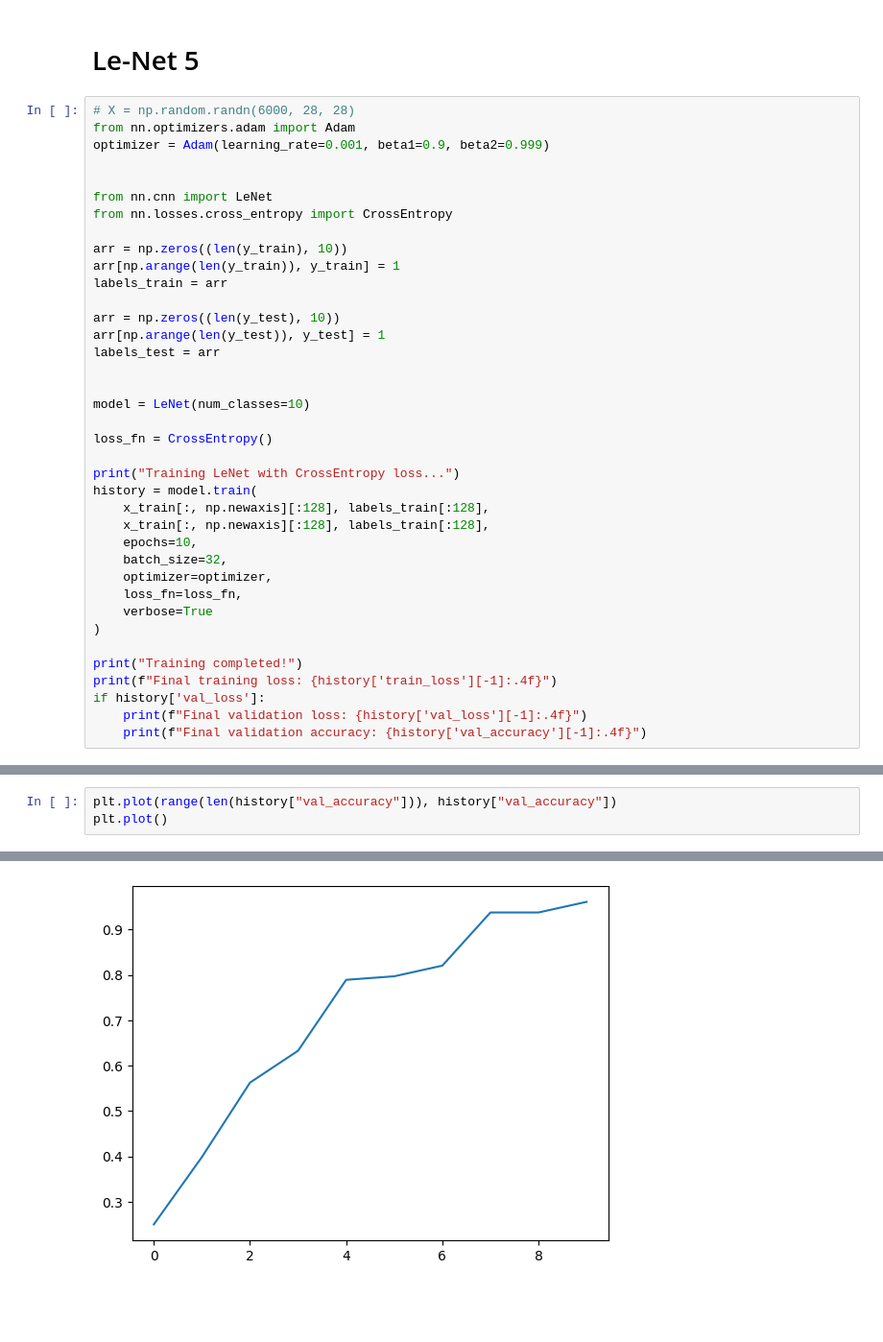
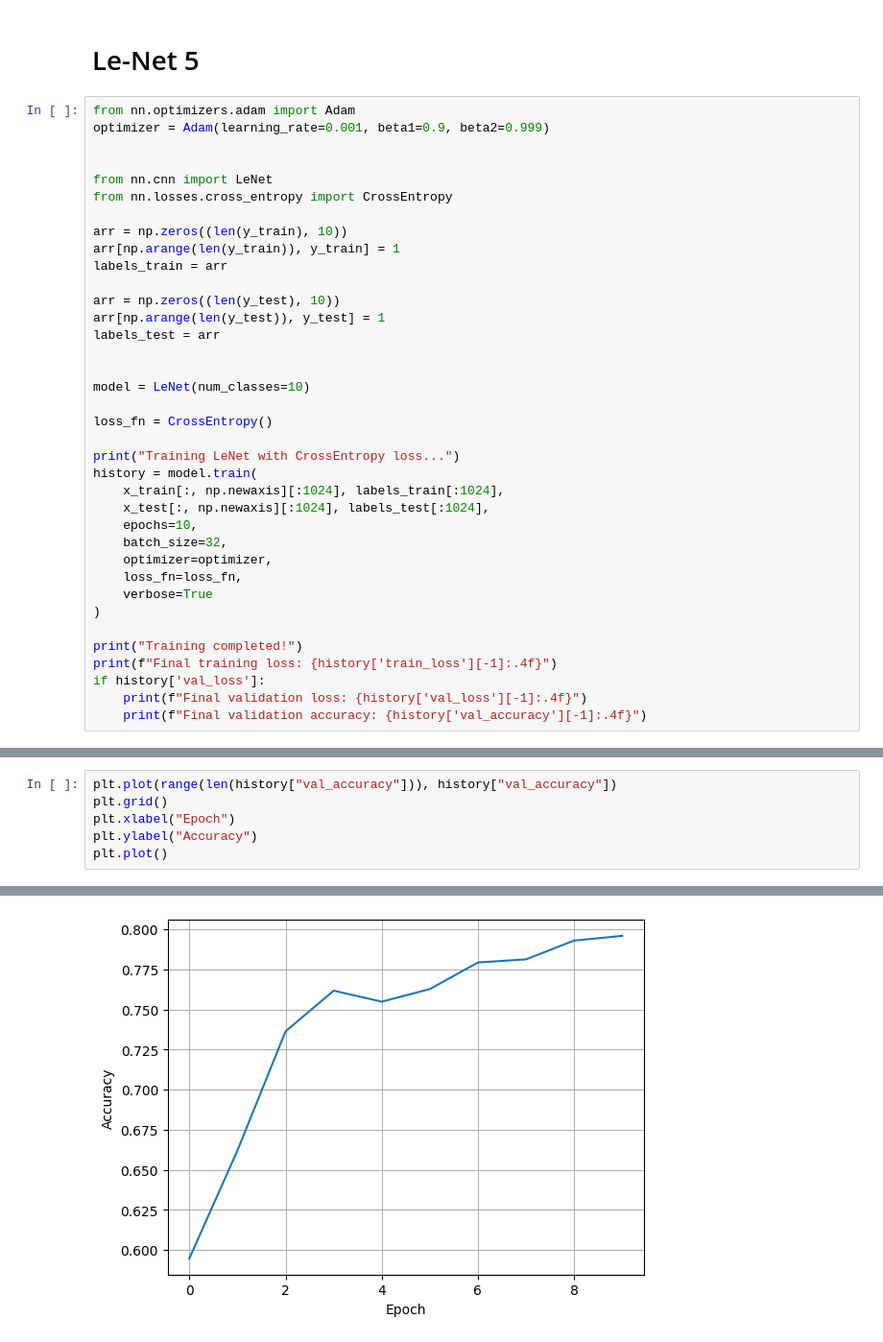
Before and after one commit to IlyaKasiutin/FOSII, a Jupyter notebook: lab2/3. CNN_relu.ipynb, the cells around one changed output, grey strips where cells are left out. Shown at 96% size. Cells and saved outputs as stored; diff of their text form; blank space fills up the shorter version.

```diff
--- a/lab2/3. CNN_relu.ipynb
+++ b/lab2/3. CNN_relu.ipynb
@@ -99,7 +56,6 @@ NameError: name 'fig' is not defined
 # %% [markdown]
 # Le-Net 5
 # %%
-# X = np.random.randn(6000, 28, 28)
 from nn.optimizers.adam import Adam
 optimizer = Adam(learning_rate=0.001, beta1=0.9, beta2=0.999)
 
@@ -122,8 +78,8 @@ loss_fn = CrossEntropy()
 
 print("Training LeNet with CrossEntropy loss...")
 history = model.train(
-    x_train[:, np.newaxis][:128], labels_train[:128],
-    x_train[:, np.newaxis][:128], labels_train[:128],
+    x_train[:, np.newaxis][:1024], labels_train[:1024],
+    x_test[:, np.newaxis][:1024], labels_test[:1024],
     epochs=10,
     batch_size=32,
     optimizer=optimizer,
@@ -168,9 +124,12 @@ plt.plot()
 # %%
 plt.plot(range(len(history["val_accuracy"])), history["val_accuracy"])
+plt.grid()
+plt.xlabel("Epoch")
+plt.ylabel("Accuracy")
 plt.plot()
 # %% [output]
 []
-[figure, old version]
+[figure, new version]
 # %%
 from sklearn.metrics import confusion_matrix
 
```
Also changed, not shown: parts of 34 cells of this notebook, 1 other file.
